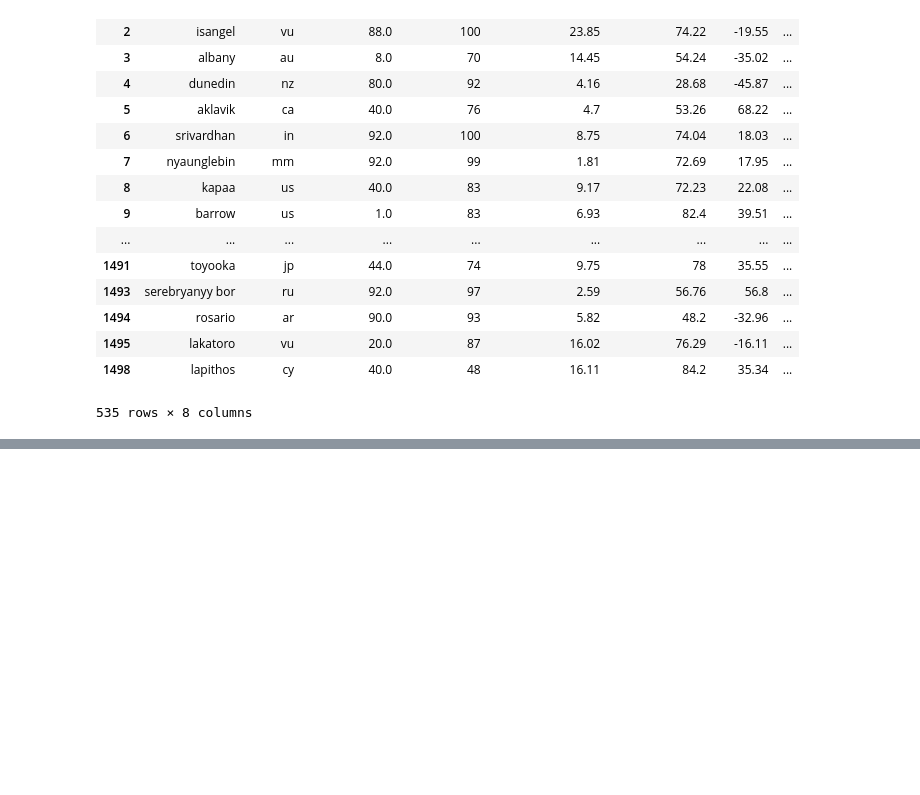
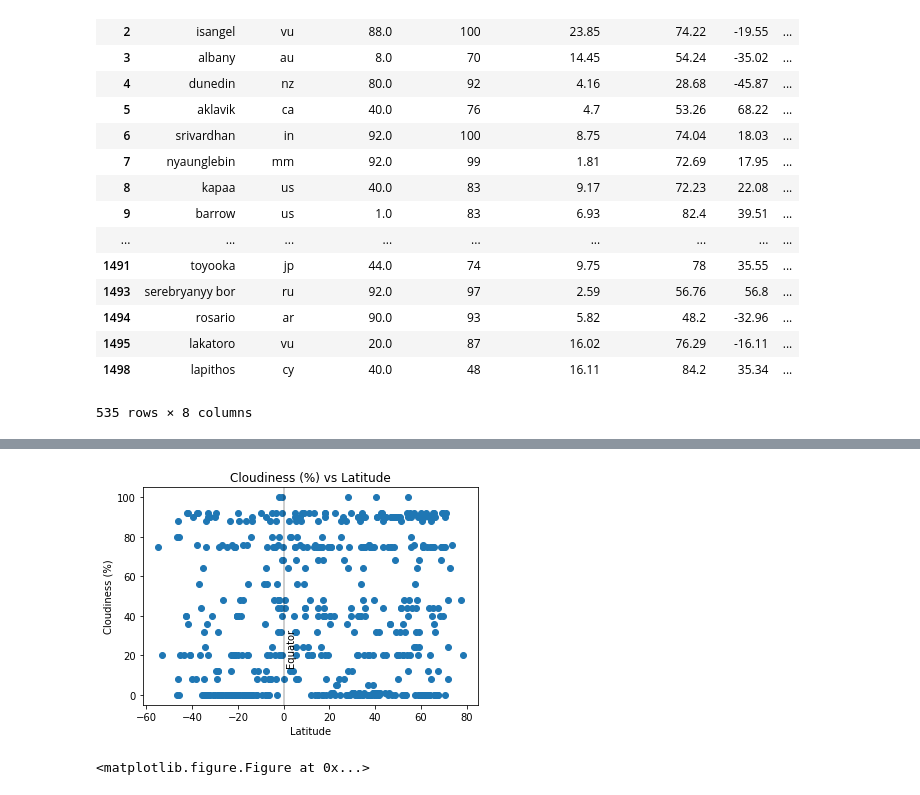
Before and after one commit to nunezraf/Weather-Analysis, a Jupyter notebook: Weather_Analysis.ipynb, the cells around one changed output, grey strips where cells are left out. Drawn from its saved outputs; the diff is of its cells as text; code cells hidden in the pictures; blank space fills up the shorter version.

```diff
--- a/Weather_Analysis.ipynb
+++ b/Weather_Analysis.ipynb
@@ -229,12 +235,14 @@ plt.show()
 # %%
-# # xvals = weather_data['lat']
-# # yvals = weather_data[clo]
-#   plt.title("Temperature vs Latitude)
-#   plt.xlabel('Latitude')
-#   plt.ylabel('Temperature (F)')
-#   plt.ylim(-5,105)
-#   plt.axvline(0, color = 'black', alpha = .25, label = 'Equator')
-#   plt.text(-5,-20,'Equator')
-#   plt.scatter(Lat, Temp)
-#   plt.show()
-# #     plt.savefig("Graph_Output/%s vs Latitude.png" % (labels_dic[clo]))
+#Cloudiness (%) vs. Latitude
+plt.title('Cloudiness (%) vs Latitude')
+plt.xlabel('Latitude')
+plt.ylabel('Cloudiness (%)')
+plt.ylim(-5,105)
+plt.axvline(0, color = 'black', alpha = .25)
+plt.text(1,30,'Equator',rotation=90)
+plt.scatter(Lat, cloud)
+plt.show()
+plt.savefig('Cloudiness (%) vs Latitude')
+# %% [output]
+[figure, added]
+<matplotlib.figure.Figure at 0x...>
```
Also changed, not shown: parts of 9 cells of this notebook, 7 other files.
